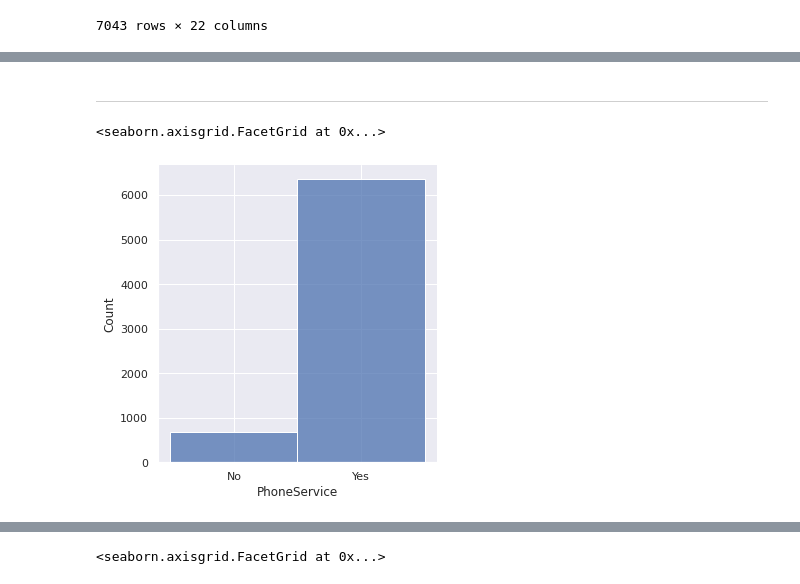
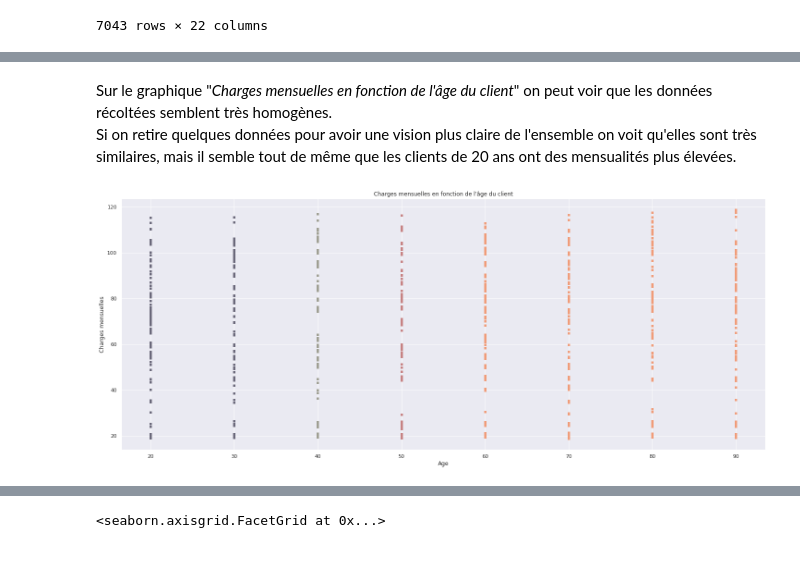
Before and after one commit to Squify/H3_Python, a Jupyter notebook: Notebooks/eval/data-visualisation.ipynb, the cells around one changed output, grey strips where cells are left out. Saved outputs shown, nothing was run; the diff lists cells and outputs as text; code cells hidden in the pictures.

```diff
--- a/Notebooks/eval/data-visualisation.ipynb
+++ b/Notebooks/eval/data-visualisation.ipynb
@@ -134,7 +117,29 @@ plt.show()
-# %% [markdown]
-------
-# %%
-sns.displot(dataset.PhoneService)
-# %% [output]
-<seaborn.axisgrid.FacetGrid at 0x...>
-[figure, removed]
+# %% [markdown]
+Sur le graphique "*Charges mensuelles en fonction de l'âge du client*" on peut voir que les données récoltées semblent très homogènes. \
+Si on retire quelques données pour avoir une vision plus claire de l'ensemble on voit qu'elles sont très similaires, mais il semble tout de même que les clients de 20 ans ont des mensualités plus élevées.
+# %%
+fig = plt.figure()
+plt.gcf().set_size_inches((25, 10))
+ax1 = fig.add_subplot(111)
+
+plt.title("Charges mensuelles en fonction de l'âge du client")
+plt.xlabel('Age')
+plt.ylabel('Charges mensuelles')
+colors = ['#6A687A', '#C78283', '#9F9F92', '#F19C79', '#A44A3F']
+
+# Itération qui créé un scatter pour les clients entre 20 et 90 ans avec 10 ans de pas
+age = 20
+while age <= 90:
+    dataset_sort = dataset[dataset['Age'] == age]
+    ax1.scatter(
+        dataset_sort.loc[:, 'Age'],
+        dataset_sort.loc[:, 'MonthlyCharges'],
+        s = 10, marker = "s",
+        label = '{} ans'.format(age),
+        color = random.choice(colors)
+    )
+    age = age + 10;
+
+plt.show()
+# %% [output]
+[figure, added]
```
Also changed, not shown: parts of 34 cells of this notebook.
